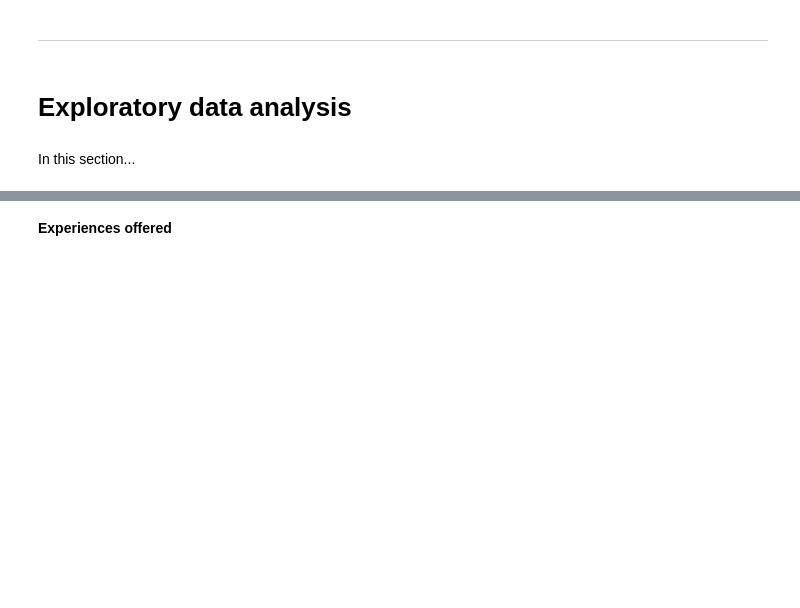
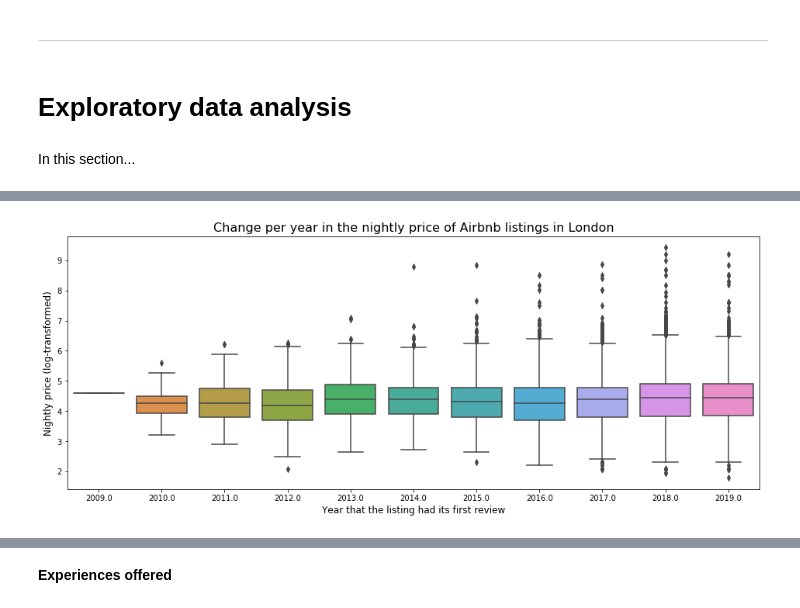
Before and after one commit to cbuie/Airbnb-neural-network-price-prediction, a Jupyter notebook: Airbnb-price-prediction.ipynb, the cells around one changed output, grey strips where cells are left out. Drawn from its saved outputs; the diff is of its cells as text; code cells hidden in the pictures; blank space fills up the shorter version.

```diff
--- a/Airbnb-price-prediction.ipynb
+++ b/Airbnb-price-prediction.ipynb
@@ -715,0 +800,9 @@ In this section...
+# %%
+plt.figure(figsize=(16,6))
+sns.boxplot(df.first_review.dt.year, np.log(df.price))
+plt.xlabel('Year that the listing had its first review', fontsize=12)
+plt.ylabel('Nightly price (log-transformed)', fontsize=12)
+plt.title('Change per year in the nightly price of Airbnb listings in London', fontsize=16)
+plt.show()
+# %% [output]
+[figure, added]
```
Also changed, not shown: parts of 123 cells of this notebook, 1 other file.
